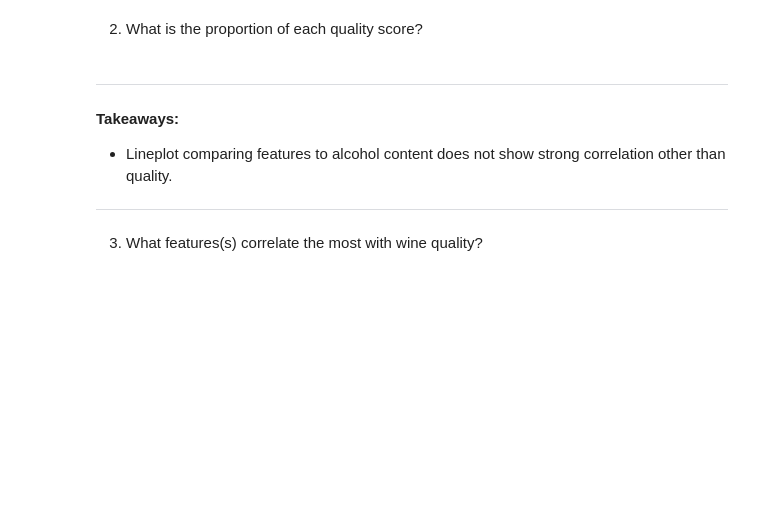
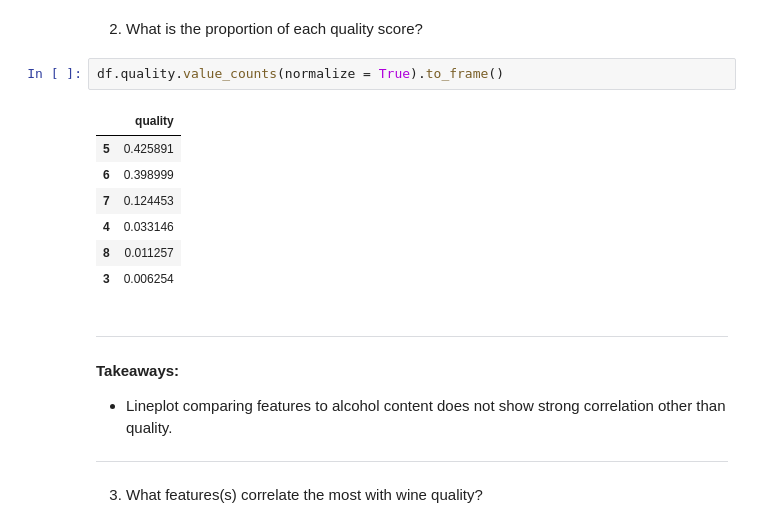
Before and after one commit to david-rodriguez-siller/personal-project, a Jupyter notebook: personal-project-wip.ipynb, the cells around one changed output. Saved outputs shown, nothing was run; the diff lists cells and outputs as text; blank space fills up the shorter version.

```diff
--- a/personal-project-wip.ipynb
+++ b/personal-project-wip.ipynb
@@ -111,5 +117,15 @@ sns.heatmap(df.corr()[['alcohol']].sort_values(by = 'alcohol', ascending = False
 # %% [markdown]
 2. What is the proportion of each quality score?
+# %%
+df.quality.value_counts(normalize = True).to_frame()
+# %% [output]
+|  | quality |
+| 5 | 0.425891 |
+| 6 | 0.398999 |
+| 7 | 0.124453 |
+| 4 | 0.033146 |
+| 8 | 0.011257 |
+| 3 | 0.006254 |
 # %% [markdown]
 ---
 #### Takeaways:
```
Also changed, not shown: parts of 3 cells of this notebook.
